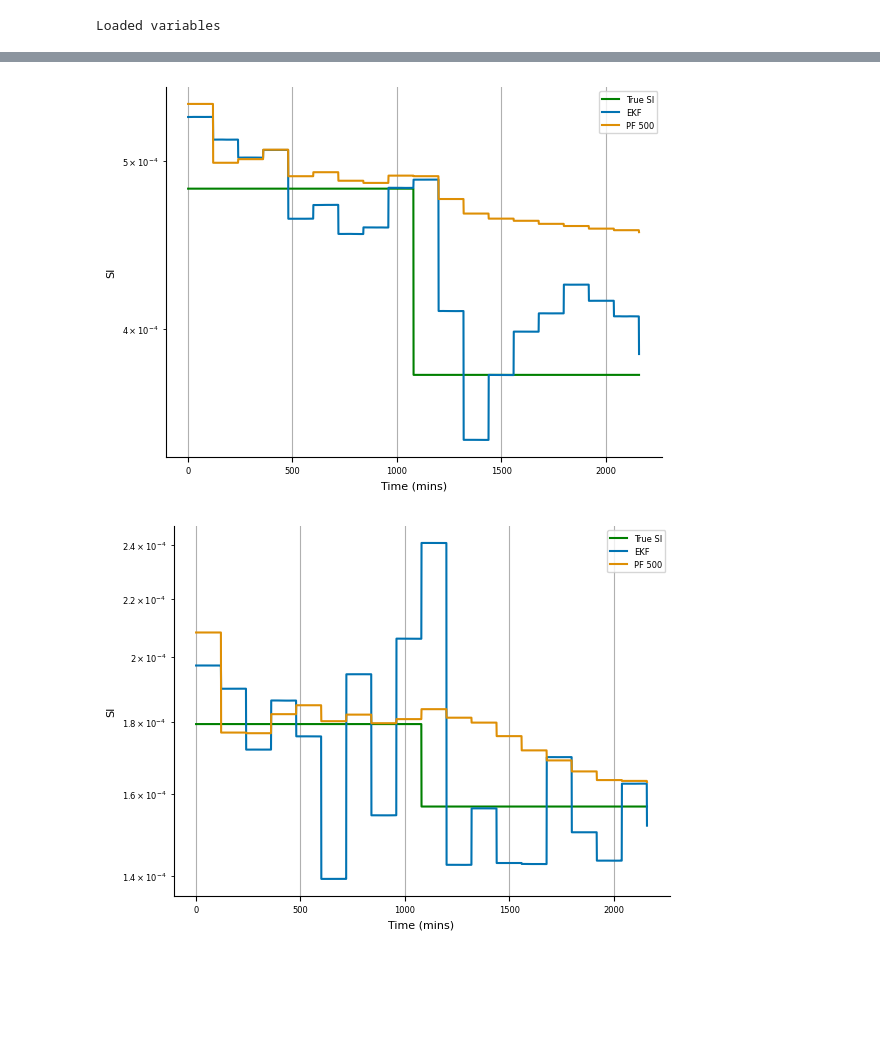
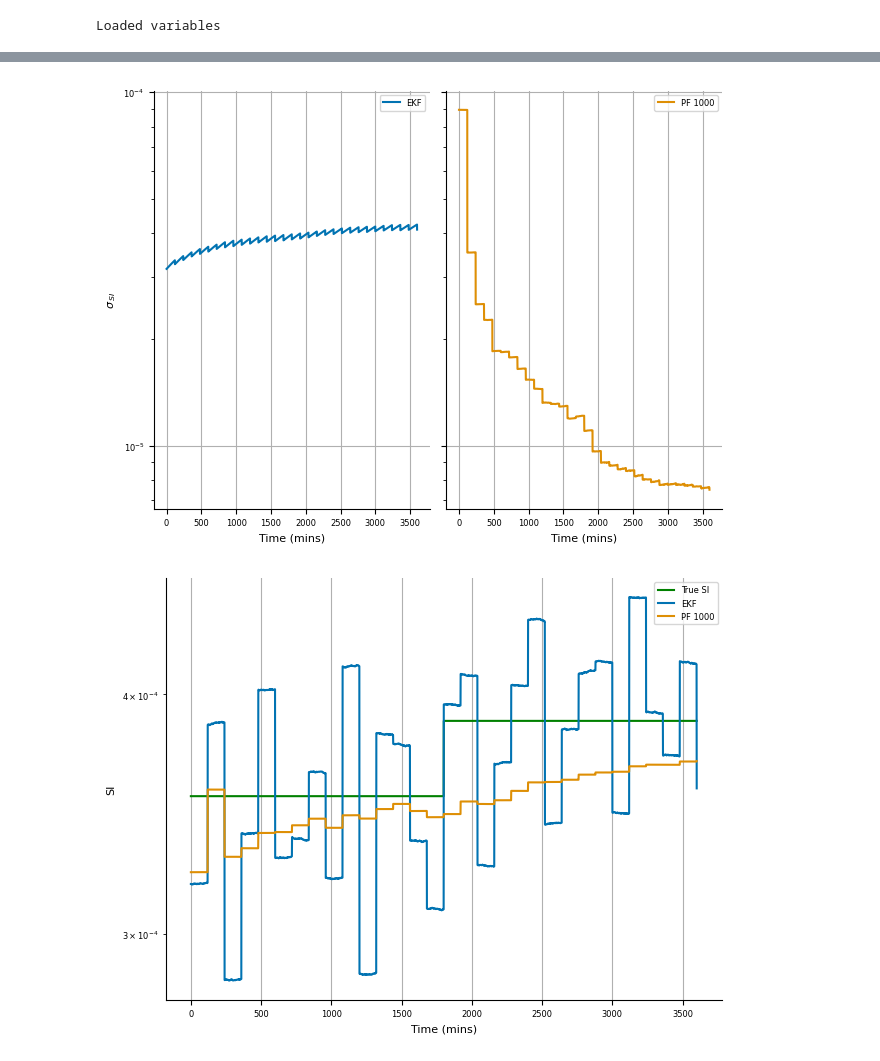
Before and after one commit to mlmulv/Thesis-Code, a Jupyter notebook: notebooks/04_Parameter_Estimation.ipynb, the cells around one changed output, grey strips where cells are left out. Drawn from its saved outputs; the diff is of its cells as text; code cells hidden in the pictures; blank space fills up the shorter version.

```diff
--- a/notebooks/04_Parameter_Estimation.ipynb
+++ b/notebooks/04_Parameter_Estimation.ipynb
@@ -65,22 +65,30 @@ filters.extend(pfs)
 time = np.arange(SI_true_arr.shape[1])
 num_filters = len(filters)
 palette = sns.color_palette("colorblind", num_filters)
+deviation = 0
 
-for i in range(5):
+for i in range(2):
     fig, ax = plt.subplots()
+    fig2, ax2 = plt.subplots(1,num_filters, sharex=True, sharey=True)
     true_SI = SI_true_arr[i, :]
     ax.semilogy(time, true_SI, color="green", label="True SI")
     for j in range(num_filters):
         patient = i
-        deviation = 0
         est = SI_ests[deviation, j, i, :]
+        ax.semilogy(time, est, linestyle="-", color=palette[j], label=f"{filters[j]}")
         std = np.sqrt(all_vars[deviation, j, i, :])
-        ax.semilogy(time, est, linestyle="-", color=palette[j], label=f"{filters[j]}")
-        # ax.plot(time, est + std, linestyle="--", color=palette[j])
-        # ax.plot(time, est - std, linestyle="--", color=palette[j])
+
+        ax2[j].semilogy(time, std, color = palette[j], label=f"{filters[j]}")
+        ax2[j].set_xlabel("Time (mins)")
+        ax2[j].grid()
+        ax2[j].legend()
+
 
     ax.set_xlabel("Time (mins)")
     ax.set_ylabel("SI")
     ax.grid()
     ax.legend()
+    fig.tight_layout()
+    ax2[0].set_ylabel(r"$\sigma_{\,SI}$")
+    fig2.tight_layout()
 # %% [output]
@@ -133,18 +137,33 @@ except Exception:
 # %% [output]
 Loaded variables
 # %%
-for i in range(SI_true_arr.shape[0]):
-    patient = i
-    deviation = 1
+time = np.arange(SI_true_arr.shape[1])
+num_filters = len(filters)
+palette = sns.color_palette("colorblind", num_filters)
+deviation = 0
+
+for i in range(2):
     fig, ax = plt.subplots()
-    true_SI = SI_true_arr[patient, :]
+    fig2, ax2 = plt.subplots(1,num_filters, sharex=True, sharey=True)
+    true_SI = SI_true_arr[i, :]
     ax.semilogy(time, true_SI, color="green", label="True SI")
     for j in range(num_filters):
-        est = SI_ests[deviation, j, patient, :]
+        patient = i
+        est = SI_ests[deviation, j, i, :]
         ax.semilogy(time, est, linestyle="-", color=palette[j], label=f"{filters[j]}")
+        std = np.sqrt(all_vars[deviation, j, i, :])
+
+        ax2[j].semilogy(time, std, color = palette[j], label=f"{filters[j]}")
+        ax2[j].set_xlabel("Time (mins)")
+        ax2[j].grid()
+        ax2[j].legend()
+
 
     ax.set_xlabel("Time (mins)")
     ax.set_ylabel("SI")
     ax.grid()
     ax.legend()
+    fig.tight_layout()
+    ax2[0].set_ylabel(r"$\sigma_{\,SI}$")
+    fig2.tight_layout()
 # %% [output]
@@ -152,2 +171,2 @@ for i in range(SI_true_arr.shape[0]):
-[figure, old version]
+[figure, new version]
-[figure, old version]
+[figure, new version]
```
Also changed, not shown: parts of 4 cells of this notebook, 6 other files.
